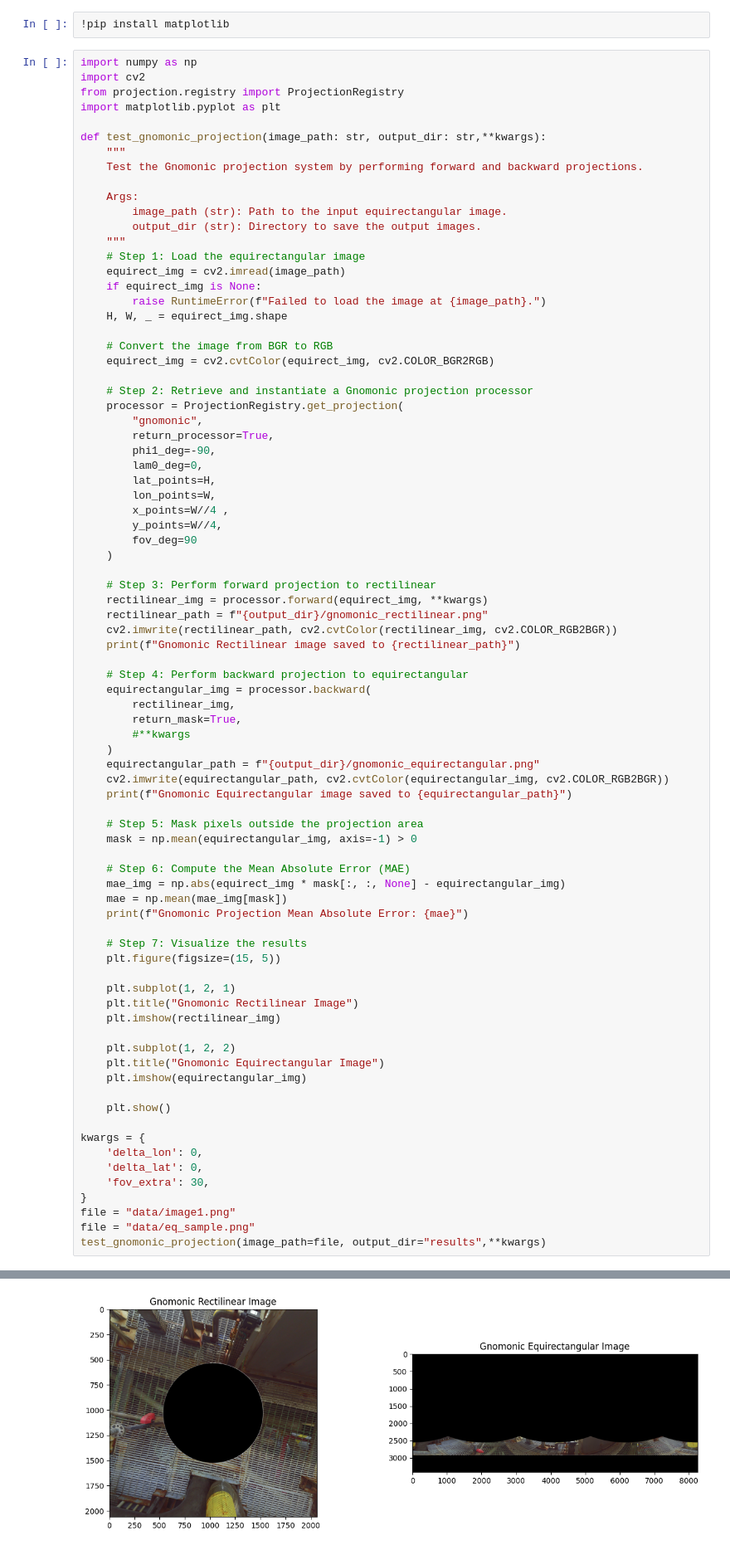
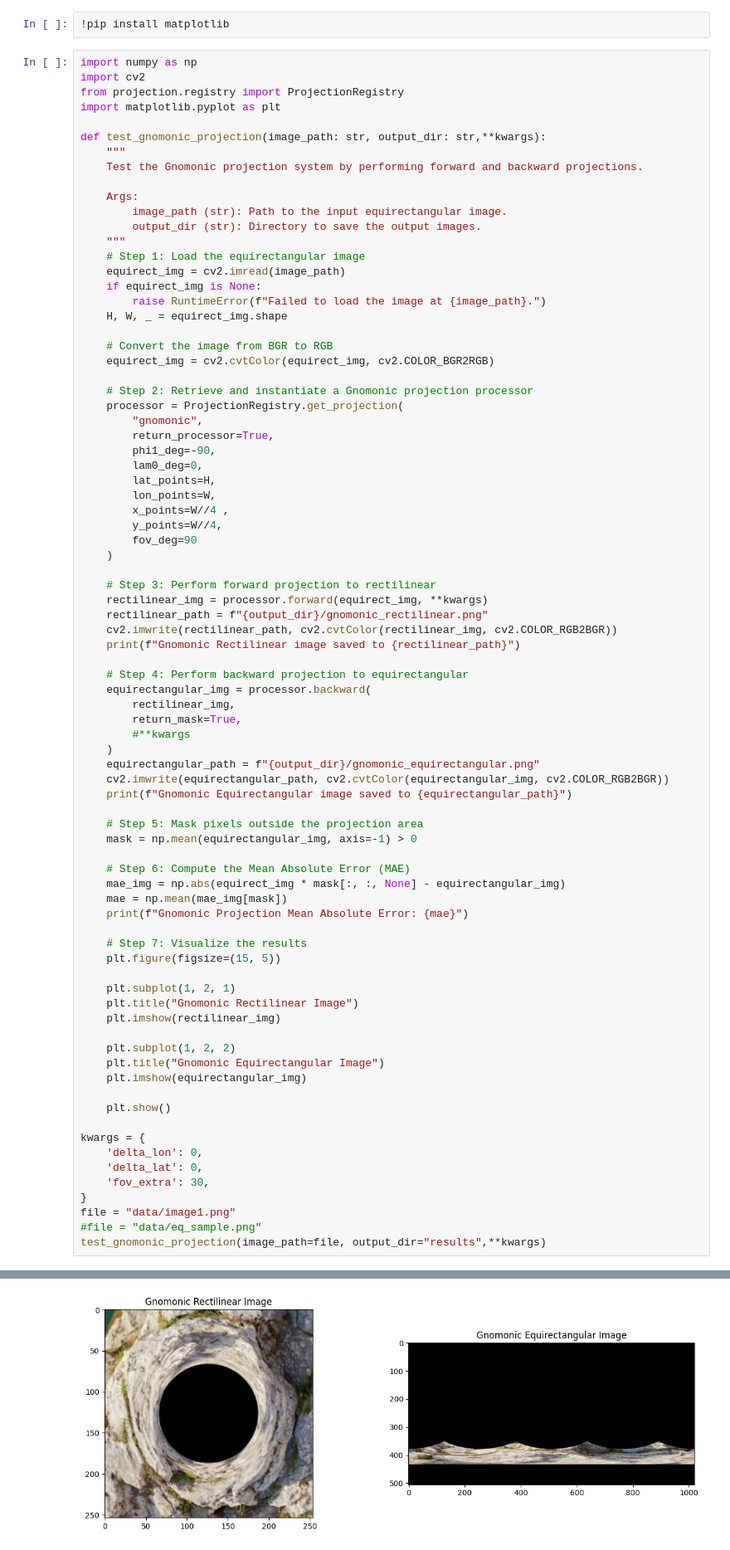
Before and after one commit to RobinsonGarcia/ProjectionRegistry, a Jupyter notebook: main.ipynb, the cells around one changed output, grey strips where cells are left out. Shown at 83% size. Drawn from its saved outputs; the diff is of its cells as text.

```diff
--- a/main.ipynb
+++ b/main.ipynb
@@ -292,6 +292,6 @@ kwargs = {
     'fov_extra': 30,
 }
 file = "data/image1.png"
-file = "data/eq_sample.png"
+#file = "data/eq_sample.png"
 test_gnomonic_projection(image_path=file, output_dir="results",**kwargs)
 # %% [output]
@@ -316,4 +316,4 @@ Gnomonic Projection Mean Absolute Error: 107.31272928437191
-[figure, old version]
+[figure, new version]
 # %%
 import numpy as np
 import cv2
```
Also changed, not shown: parts of 2 cells of this notebook, 2 other files.
